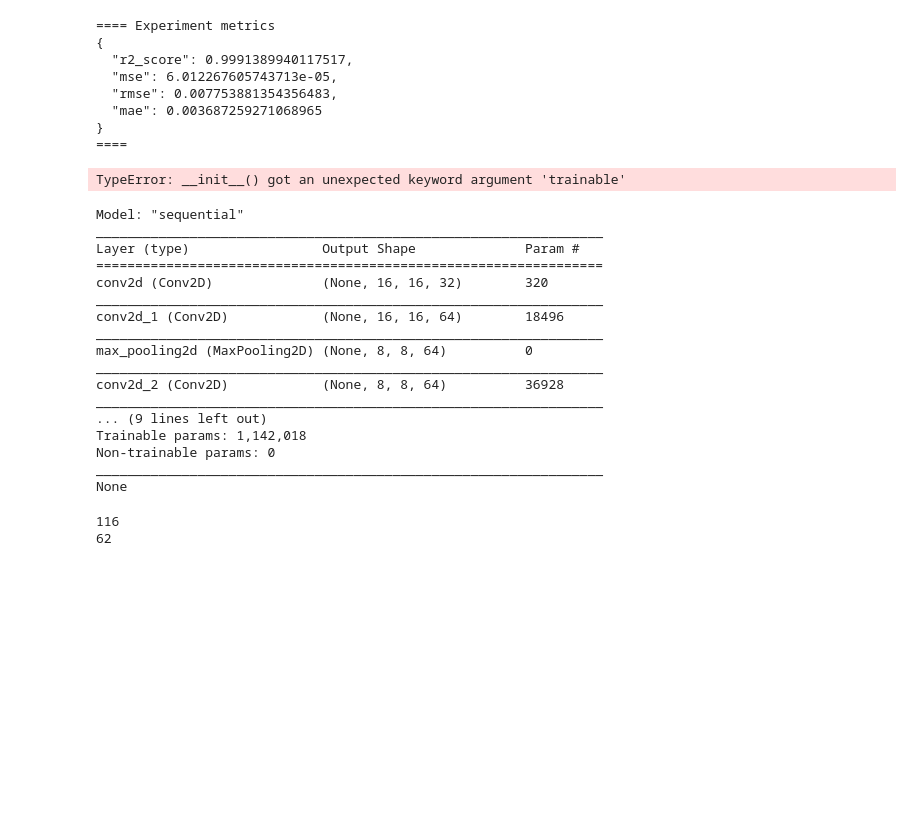
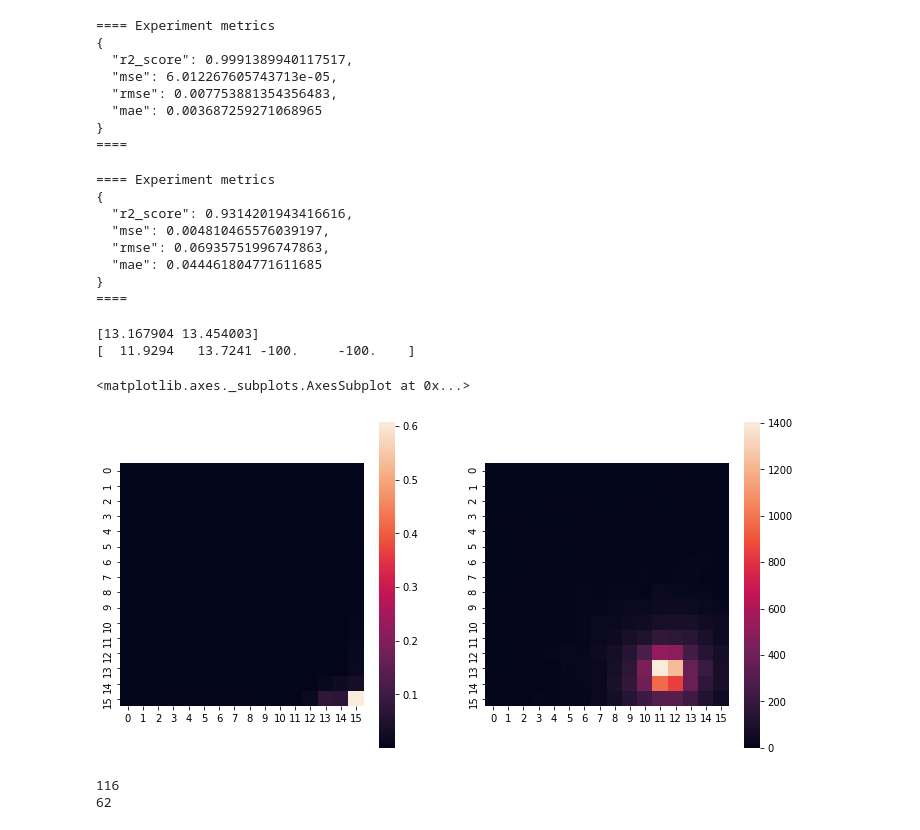
Before and after one commit to geirtul/master_analysis, a Jupyter notebook: notebooks/summary/summary.ipynb, the cells around one changed output. Drawn from its saved outputs; the diff is of its cells as text; code cells hidden in the pictures; blank space fills up the shorter version.

Commit message:
Fixed inputs vs x in model def

```diff
--- a/notebooks/summary/summary.ipynb
+++ b/notebooks/summary/summary.ipynb
@@ -380,7 +380,7 @@ s_idx, d_idx, c_idx = event_indices(positions)
 
 single_indices, double_indices, close_indices = event_indices(positions)
 # Load experiment and associated model (must be a saved model instance complete with weights)
-p_experiment_id = "f06df13f7327"
+p_experiment_id = "d6d0ecc9be99"
 p_experiment = load_experiment(p_experiment_id)
 p_model = tf.keras.models.load_model(
     repo_root + "models/" + p_experiment_id + ".h5",
@@ -396,27 +396,26 @@ p_val_idx = np.array(p_experiment['indices']['fold_0']['val_idx'])
 # Predict on the validation set
 p_heatmaps, p_coords = p_model.predict(normalize_image_data(images[s_idx][p_val_idx]))
 # %% [output]
-TypeError: __init__() got an unexpected keyword argument 'trainable'
+==== Experiment metrics
+{
+  "r2_score": 0.9314201943416616,
+  "mse": 0.004810465576039197,
+  "rmse": 0.06935751996747863,
+  "mae": 0.044461804771611685
+}
+====
-# %%
-print(p_model.summary())
-# %% [output]
-Model: "sequential"
-_________________________________________________________________
-Layer (type)                 Output Shape              Param #
-=================================================================
-conv2d (Conv2D)              (None, 16, 16, 32)        320
-_________________________________________________________________
-conv2d_1 (Conv2D)            (None, 16, 16, 64)        18496
-_________________________________________________________________
-max_pooling2d (MaxPooling2D) (None, 8, 8, 64)          0
-_________________________________________________________________
-conv2d_2 (Conv2D)            (None, 8, 8, 64)          36928
-_________________________________________________________________
-... (9 lines left out)
-Trainable params: 1,142,018
-Non-trainable params: 0
-_________________________________________________________________
-None
+# %%
+tmp_idx = 8
+print(p_coords[tmp_idx]*16)
+print(positions[s_idx][p_val_idx][tmp_idx])
+fig, ax = plt.subplots(1, 2, figsize=(12,6))
+sns.heatmap(p_heatmaps[tmp_idx], square=True, ax=ax[0])
+sns.heatmap(images[s_idx][p_val_idx][tmp_idx].reshape(16,16), square=True, ax=ax[1])
+# %% [output]
+[13.167904 13.454003]
+[  11.9294   13.7241 -100.     -100.    ]
+<matplotlib.axes._subplots.AxesSubplot at 0x...>
+[figure, added]
 # %%
 # === Get location of highest intensity pixels in the images
 # Reshape input array to a 2D array with rows being kept as with original array.
```
Also changed, not shown: 1 other file.
